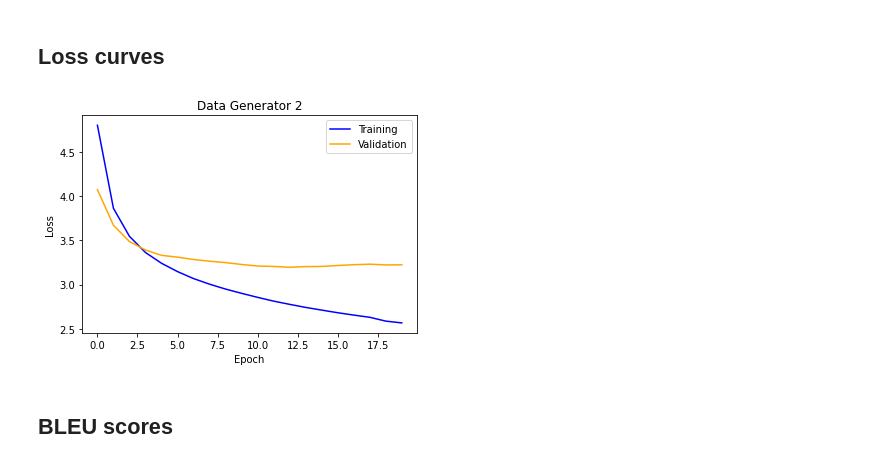
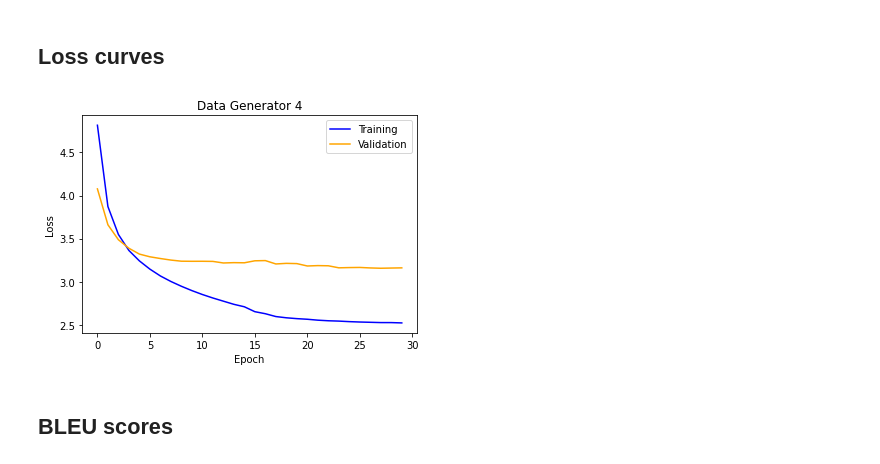
Before and after one commit to CocoTheAussieCat/dl_at3, a Jupyter notebook: Group_model.ipynb, the cells around one changed output. Drawn from its saved outputs; the diff is of its cells as text; code cells hidden in the pictures.

```diff
--- a/Group_model.ipynb
+++ b/Group_model.ipynb
@@ -782,7 +782,7 @@ Make sure you set `check_path` correctly!
 # eg: check_path = 'checkpoints/rebecca/exp_2'
 ###########################################################################
 
-check_path = 'checkpoints/donald/image_datagen2' # CHANGE THIS
+check_path = 'checkpoints/donald/image_datagen4' # CHANGE THIS
 !mkdir -p $check_path
 
 check_dir = check_path+'/model-ep{epoch:03d}-loss{loss:.3f}-val_loss{val_loss:.3f}.h5'
@@ -790,7 +790,7 @@ check_dir = check_path+'/model-ep{epoch:03d}-loss{loss:.3f}-val_loss{val_loss:.3
 # Monitor validation loss, saving only the best, stopping early if no improvement after 5 epochs, dropping learning rate if loss plateaux
 checkpoint = ModelCheckpoint(check_dir, monitor='val_loss', verbose=1, save_best_only=True, mode='min')
 early_stopping = EarlyStopping(monitor='val_loss', patience=10)
-reduce_lr = ReduceLROnPlateau(monitor='val_loss', factor=0.5, patience=5, min_lr=0.00001)
+reduce_lr = ReduceLROnPlateau(monitor='val_loss', factor=0.5, patience=2, min_lr=0.00001)
 # %% [markdown]
 ## Train model
 # %%
@@ -802,7 +802,7 @@ tic = time.perf_counter()
 history = model.fit_generator(
     train_generator,
     steps_per_epoch=len(train_img_name) // number_pics_per_batch,
-    epochs=20,
+    epochs=30,
     validation_data=val_generator,
     validation_steps=len(val_img_name) // number_pics_per_batch ,
     callbacks = [checkpoint, early_stopping, reduce_lr])
@@ -869,12 +869,12 @@ def modelPlot(history_name, plt_title):
     plt.close()
 # %%
 # Change title
-title = 'Data Generator 2' # CHANGE THIS
+title = 'Data Generator 4' # CHANGE THIS
 
 # Plot will save to check_path as loss.png
 modelPlot(history, title)
 # %% [output]
-[figure, old version]
+[figure, new version]
 # %% [markdown]
 ## BLEU scores
 # %%
```
Also changed, not shown: parts of 4 cells of this notebook.
